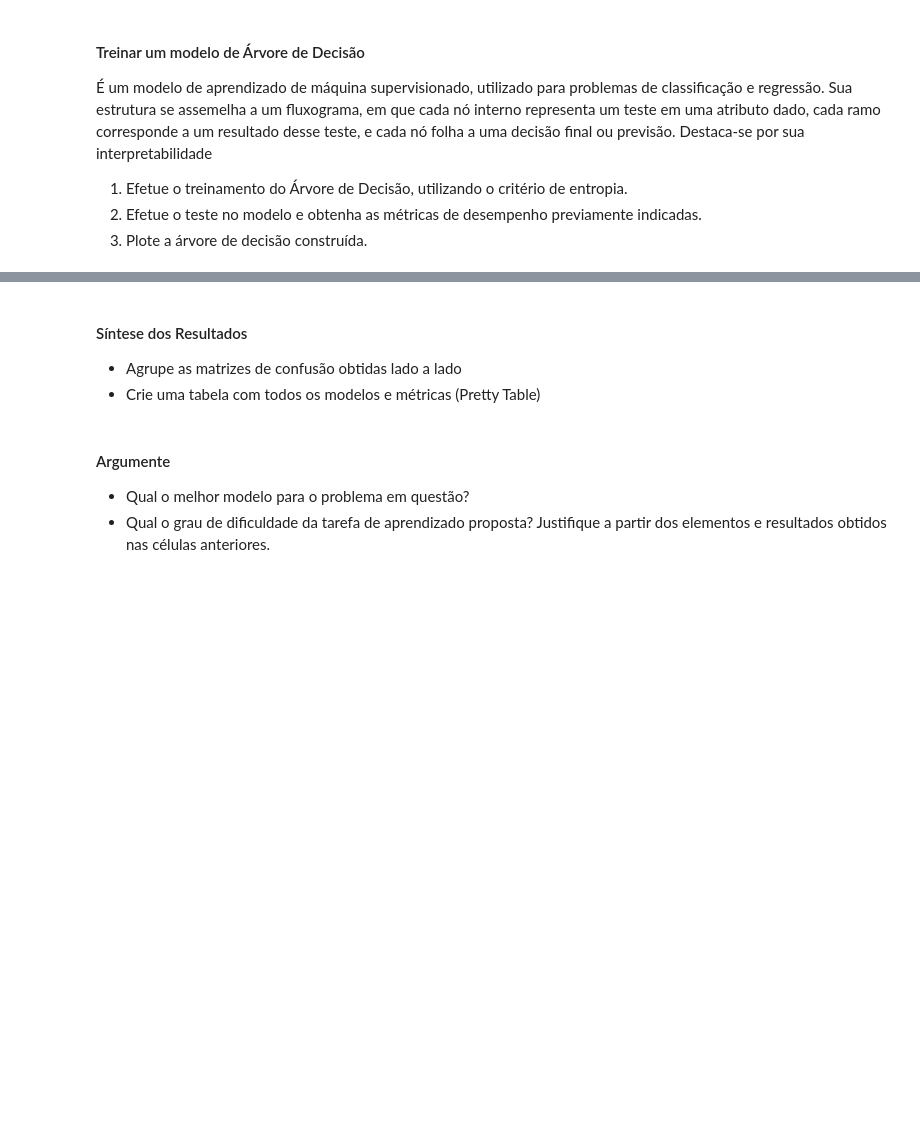
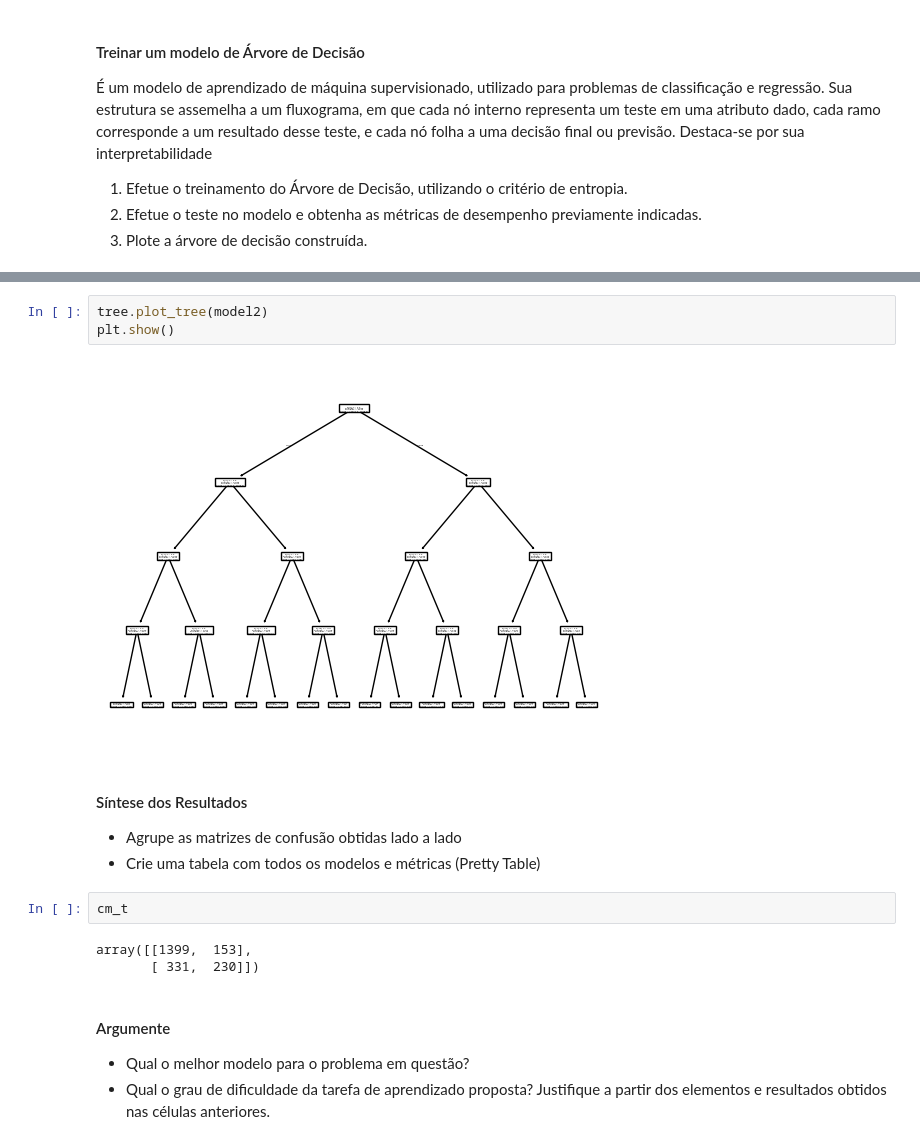
Before and after one commit to samirasousza/RNA-2025.2-PP1.2, a Jupyter notebook: rna_2025_2_pp1_2.ipynb, the cells around one changed output, grey strips where cells are left out. Saved outputs shown, nothing was run; the diff lists cells and outputs as text; blank space fills up the shorter version.

```diff
--- a/rna_2025_2_pp1_2.ipynb
+++ b/rna_2025_2_pp1_2.ipynb
@@ -520,8 +719,18 @@ Documentação completa disponível em: https://scikit-learn.org/stable/modules/
+# %%
+tree.plot_tree(model2)
+plt.show()
+# %% [output]
+[figure, added]
 # %% [markdown]
 #### Síntese dos Resultados
 
 - Agrupe as matrizes de confusão obtidas lado a lado
 - Crie uma tabela com todos os modelos e métricas (Pretty Table)
+# %%
+cm_t
+# %% [output]
+array([[1399,  153],
+       [ 331,  230]])
 # %% [markdown]
 #### Argumente
 
```
Also changed, not shown: parts of 19 cells of this notebook.
